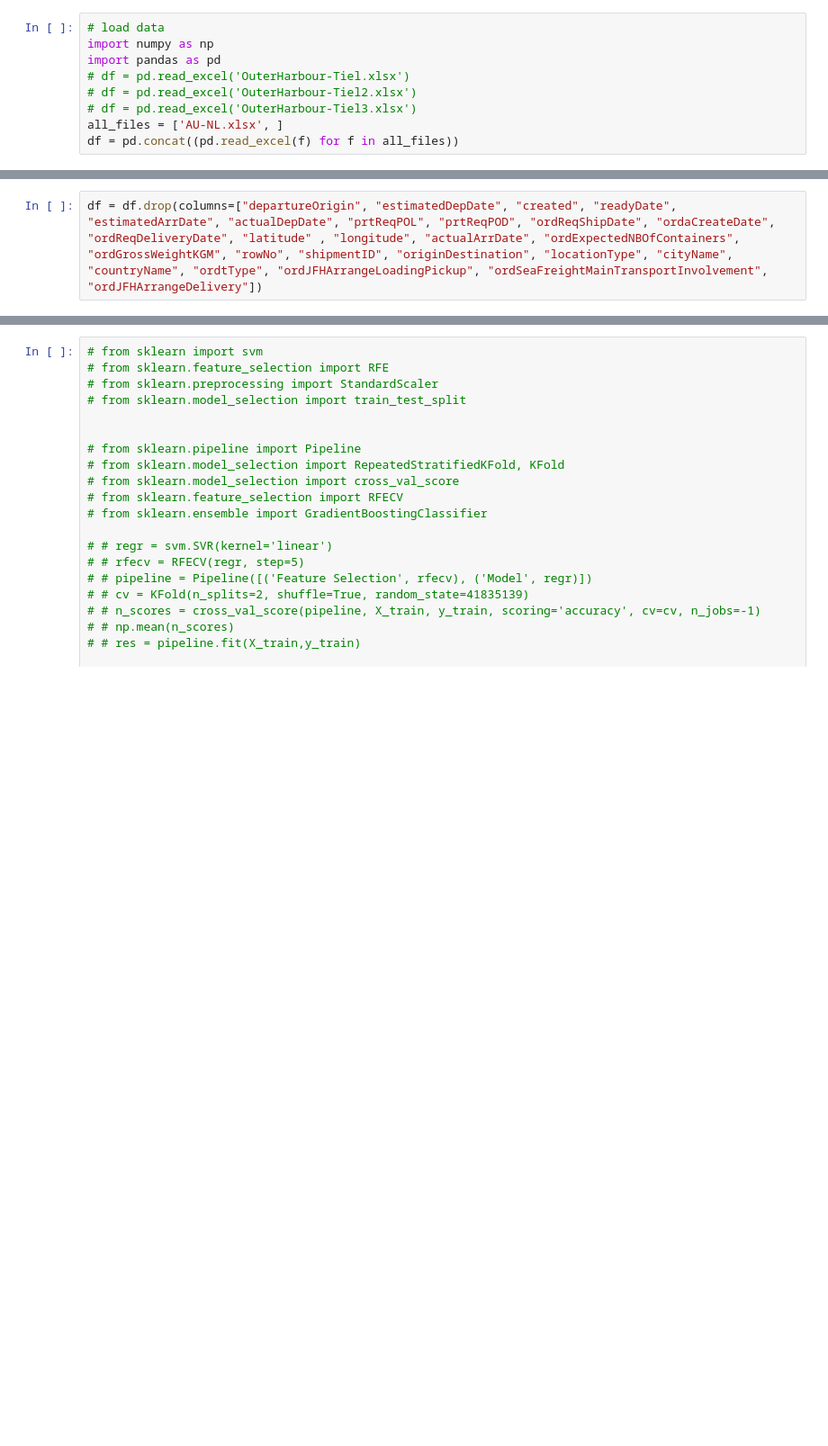
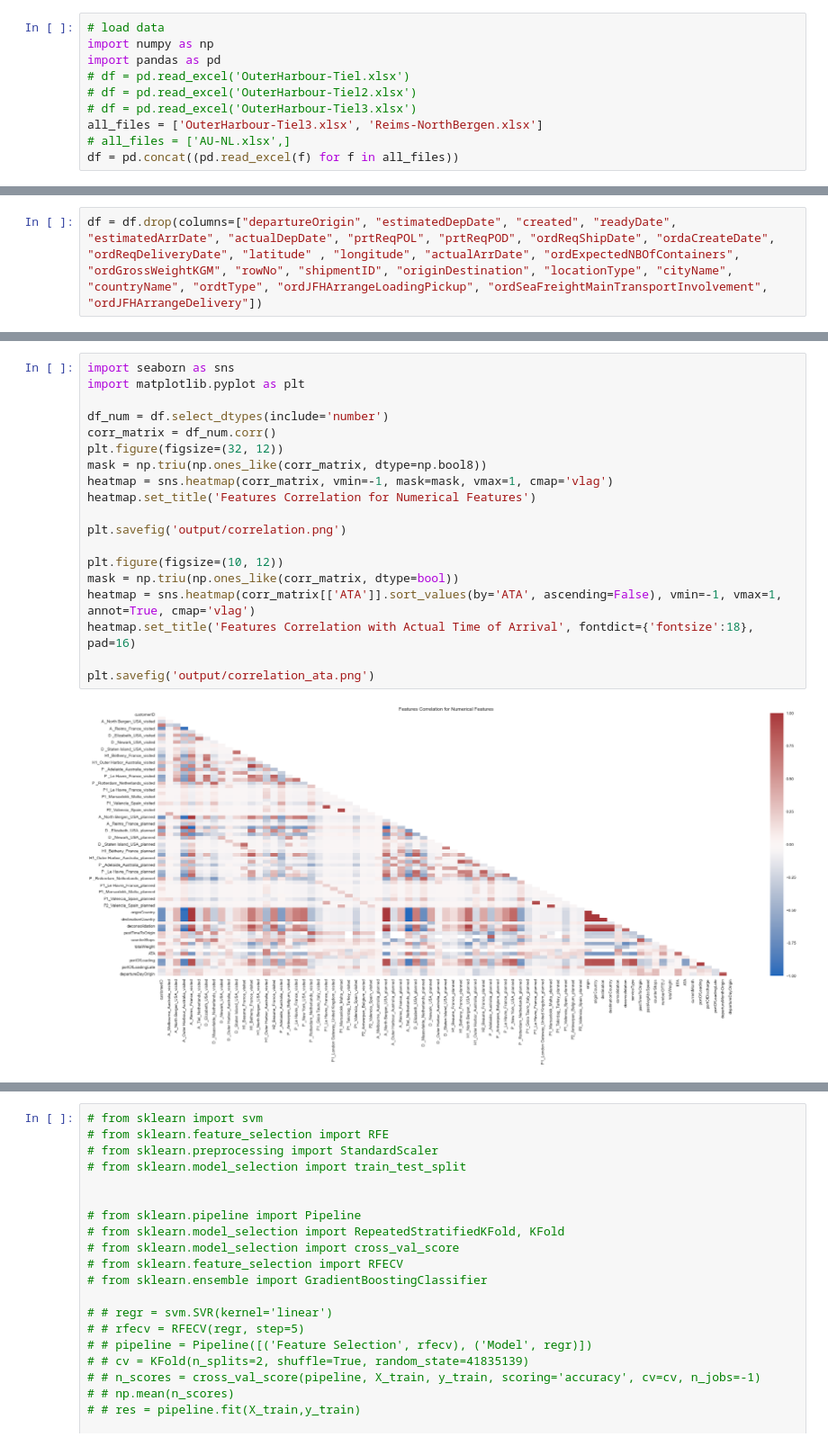
Before and after one commit to thijnalbers/ThesisCode, a Jupyter notebook: Notebook.ipynb, the cells around one changed output, grey strips where cells are left out. Shown: that part at 90% size. Saved outputs shown, nothing was run; the diff lists cells and outputs as text; blank space fills up the shorter version.

```diff
--- a/Notebook.ipynb
+++ b/Notebook.ipynb
@@ -5,7 +5,8 @@ import pandas as pd
 # df = pd.read_excel('OuterHarbour-Tiel.xlsx')
 # df = pd.read_excel('OuterHarbour-Tiel2.xlsx')
 # df = pd.read_excel('OuterHarbour-Tiel3.xlsx')
-all_files = ['AU-NL.xlsx', ]
+all_files = ['OuterHarbour-Tiel3.xlsx', 'Reims-NorthBergen.xlsx']
+# all_files = ['AU-NL.xlsx',]
 df = pd.concat((pd.read_excel(f) for f in all_files))
 # %%
 # All nodes on the route
@@ -152,0 +180,21 @@ Dropping columns ['A _Adelaide_Australia_visited', 'A _Amsterdam_Netherlands_vis
+# %%
+import seaborn as sns
+import matplotlib.pyplot as plt
+
+df_num = df.select_dtypes(include='number')
+corr_matrix = df_num.corr()
+plt.figure(figsize=(32, 12))
+mask = np.triu(np.ones_like(corr_matrix, dtype=np.bool8))
+heatmap = sns.heatmap(corr_matrix, vmin=-1, mask=mask, vmax=1, cmap='vlag')
+heatmap.set_title('Features Correlation for Numerical Features')
+
+plt.savefig('output/correlation.png')
+
+plt.figure(figsize=(10, 12))
+mask = np.triu(np.ones_like(corr_matrix, dtype=bool))
+heatmap = sns.heatmap(corr_matrix[['ATA']].sort_values(by='ATA', ascending=False), vmin=-1, vmax=1, annot=True, cmap='vlag')
+heatmap.set_title('Features Correlation with Actual Time of Arrival', fontdict={'fontsize':18}, pad=16)
+
+plt.savefig('output/correlation_ata.png')
+# %% [output]
+[figure, added]
```
Also changed, not shown: parts of 13 cells of this notebook.
